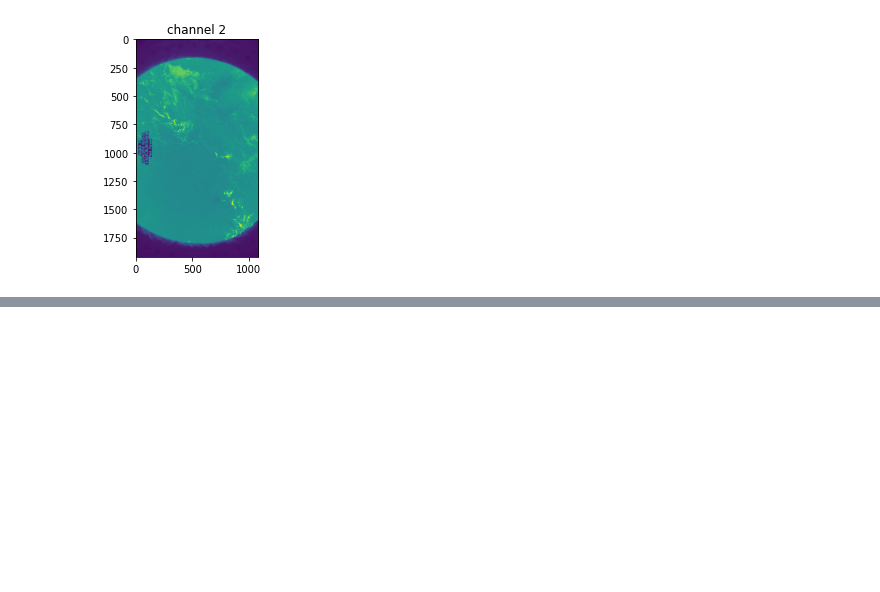
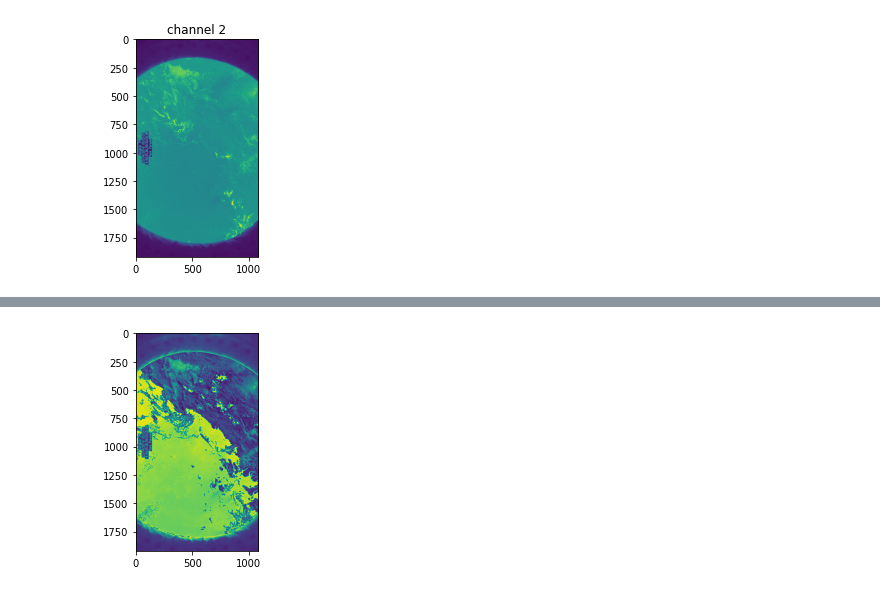
Before and after one commit to cl3m3nt/astropi, a Jupyter notebook: ndvi_getstarted.ipynb, the cells around one changed output, grey strips where cells are left out. Drawn from its saved outputs; the diff is of its cells as text; code cells hidden in the pictures; blank space fills up the shorter version.

```diff
--- a/ndvi_getstarted.ipynb
+++ b/ndvi_getstarted.ipynb
@@ -93,0 +113,5 @@ ValueError: operands could not be broadcast together with shapes (1920,1080) (19
+# %%
+plt.imshow(r+b)
+plt.show()
+# %% [output]
+[figure, added]
```
Also changed, not shown: parts of 21 cells of this notebook, 3 other files.
